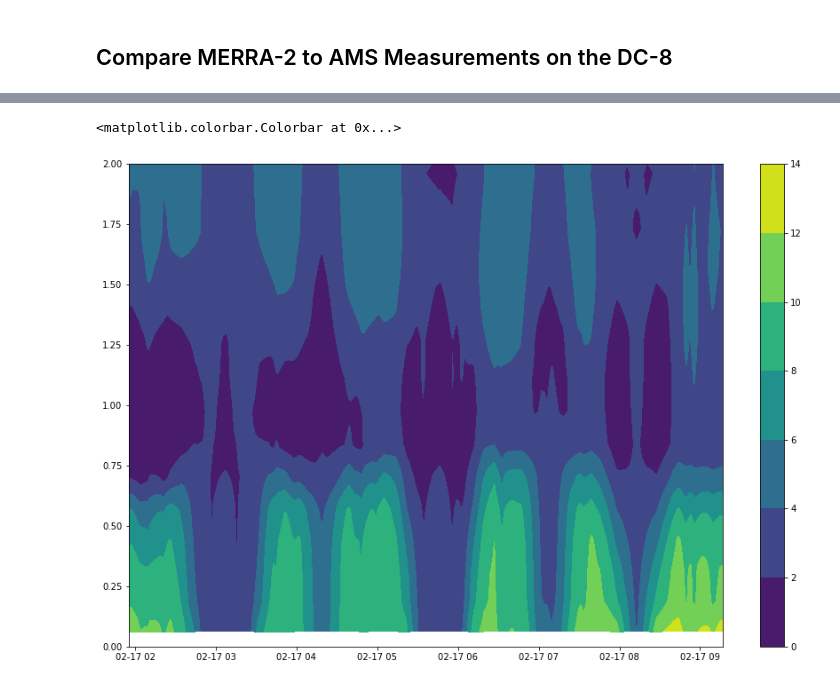
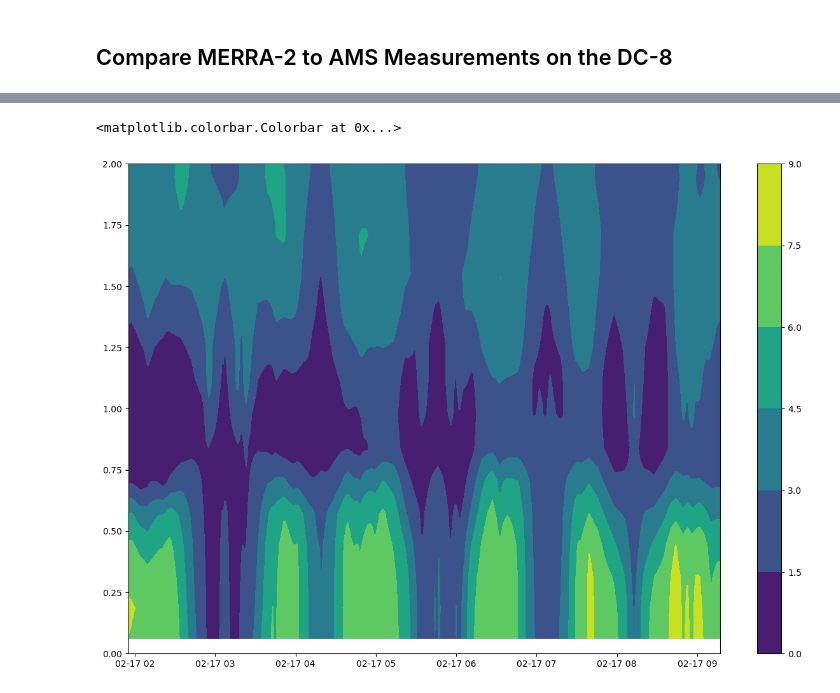
Before and after one commit to GEOS-ESM/GMAOpyobs, a Jupyter notebook: src/Notebooks/sampler_examples/dc8_sampler.ipynb, the cells around one changed output, grey strips where cells are left out. Saved outputs shown, nothing was run; the diff lists cells and outputs as text; code cells hidden in the pictures.

```diff
--- a/src/Notebooks/sampler_examples/dc8_sampler.ipynb
+++ b/src/Notebooks/sampler_examples/dc8_sampler.ipynb
@@ -57,7 +57,7 @@ pm25 = optics.getPM(pmsize=2.5,aerodynamic=True,fixrh=0.30)
 # get dry sulfate PM1 so we can compare to AMS obs
 # this is a pretty rough cutoff, AMS recommends using a size transmission function
 # needs to be implemented
-pm1_su = optics.getPM(pmsize=1.0,aerodynamic=True,fixrh=0.0)
+pm1_su = optics.getPM(pmsize=1.0,Species='SU',aerodynamic=True,fixrh=0.0)
 
 # AMS observes at STP (273 K & 1013 mb)
 # so need to convert ambient concentration to STP
@@ -82,17 +82,17 @@ plt.colorbar(im,ax=ax)
 # %%
 # MERRA-2
 pm1_su.pipe(addVertCoord)
 time = pm1_su.time.values
-ntime = pm1_su.dims['time']
-nlev = pm1_su.dims['lev']
+ntime = pm1_su.sizes['time']
+nlev = pm1_su.sizes['lev']
 time = np.repeat(time.reshape(ntime,1),nlev,axis=1)
 fig, ax = plt.subplots(figsize=(15, 10))
 im = ax.contourf(time,pm1_su.Z,pm1_su.PM)
 ax.set_ylim(0,2)
 plt.colorbar(im,ax=ax)
 # %% [output]
 <matplotlib.colorbar.Colorbar at 0x...>
-[figure, old version]
+[figure, new version]
 # %%
 # interpolate to the altitude of the aircraft
 from scipy.interpolate import interp1d as interp
```
Also changed, not shown: parts of 4 cells of this notebook.
